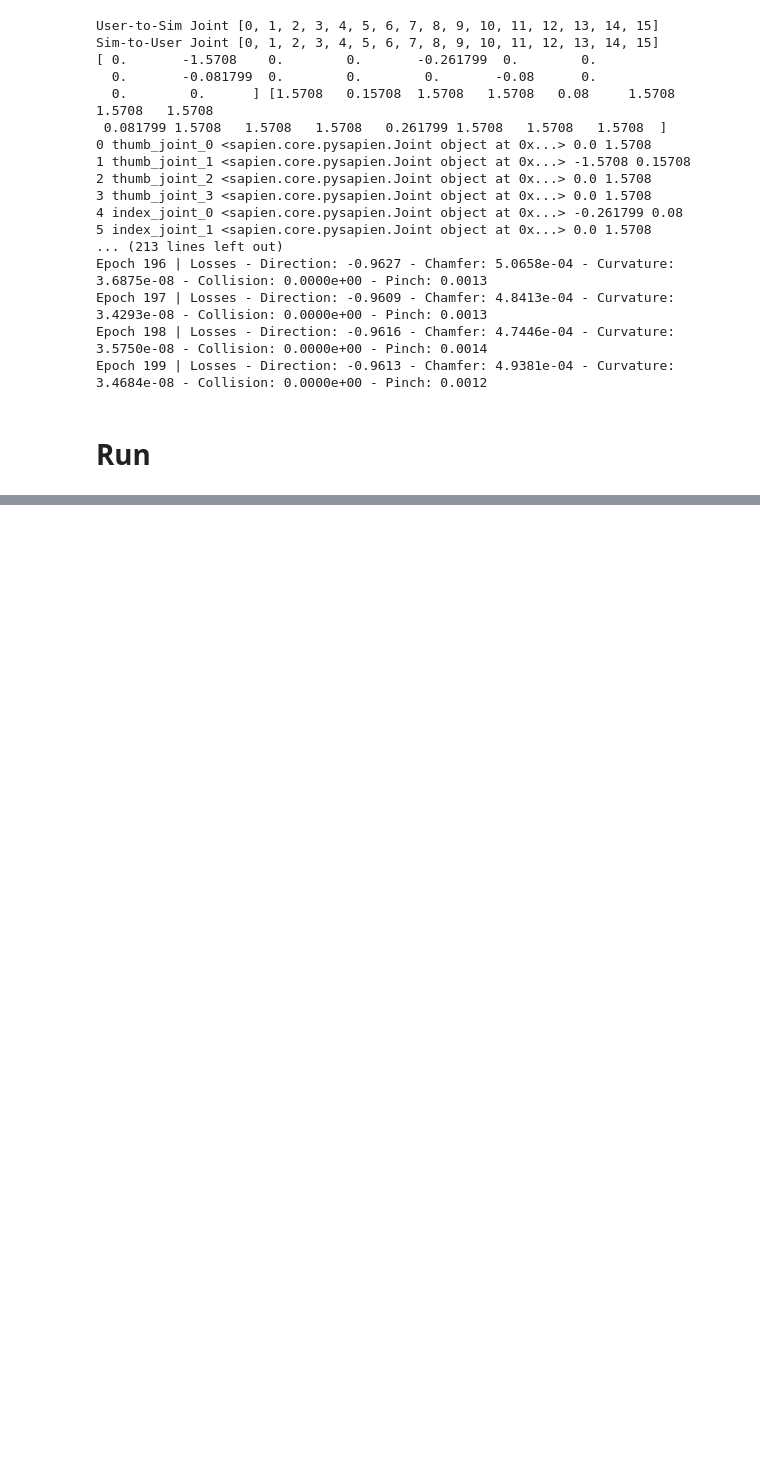
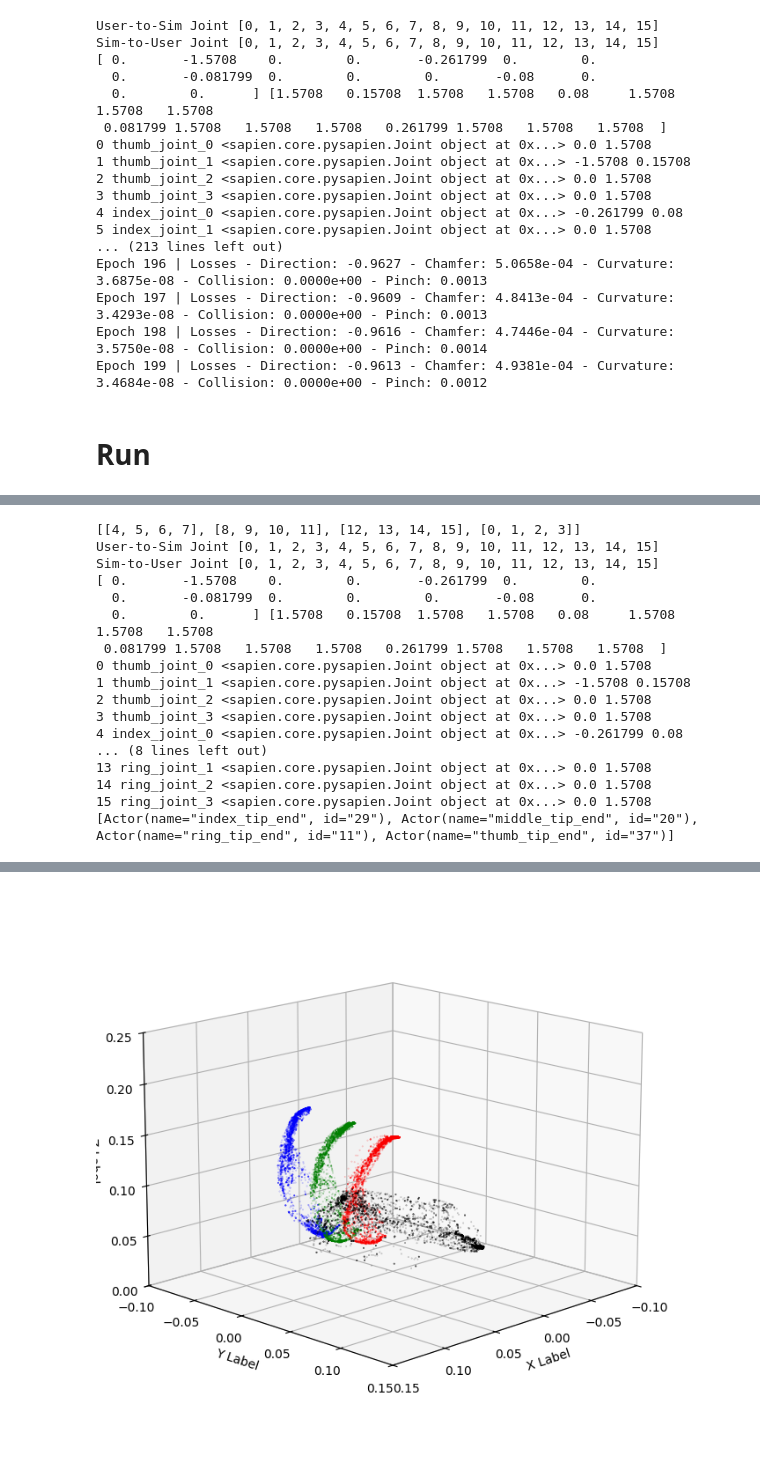
Before and after one commit to 0LYS0/GeoRT, a Jupyter notebook: example_manus.ipynb, the cells around one changed output, grey strips where cells are left out. Cells and saved outputs as stored; diff of their text form; code cells hidden in the pictures; blank space fills up the shorter version.

```diff
--- a/example_manus.ipynb
+++ b/example_manus.ipynb
@@ -184,0 +191,69 @@ plt.show()
+# %%
+checkpoint_tag = 'kistar_right_stable-V3'          # TODO: your checkpoint name, assume it is 'TAG'
+model = geort.load_model(checkpoint_tag, epoch=-1)  # set epoch=-1 to use the last model.
+
+from geort.trainer import GeoRTTrainer
+
+hand_name = 'kistar_right'
+config = geort.utils.config_utils.get_config(hand_name)
+trainer = GeoRTTrainer(config)
+
+info = trainer.get_keypoint_info()
+trainer.hand.initialize_keypoint(keypoint_link_names=info["link"], keypoint_offsets=info["offset"])
+
+data_plot = np.array(np.load("./data/human_LYS_right.npy"))
+thumb_data = []
+index_data = []
+middle_data = []
+ring_data = []
+
+for data in data_plot:
+    qpos = model.forward(data)
+    tpos = trainer.hand.keypoint_from_qpos(qpos)
+    thumb_data.append(tpos["thumb_tip_end"])
+    index_data.append(tpos["index_tip_end"])
+    middle_data.append(tpos["middle_tip_end"])
+    ring_data.append(tpos["ring_tip_end"])
+
+thumb_data = np.array(thumb_data)
+index_data = np.array(index_data)
+middle_data = np.array(middle_data)
+ring_data = np.array(ring_data)
+
+fig = plt.figure(figsize=(8, 8))
+ax = fig.add_subplot(projection='3d')
+
+ax.scatter(thumb_data[:,0], thumb_data[:,1], thumb_data[:,2], s=0.1, c='k', alpha=0.3)
+ax.scatter(index_data[:,0], index_data[:,1], index_data[:,2], s=0.1, c='r', alpha=0.3)
+ax.scatter(middle_data[:,0], middle_data[:,1], middle_data[:,2], s=0.1, c='g', alpha=0.3)
+ax.scatter(ring_data[:,0], ring_data[:,1], ring_data[:,2], s=0.1, c='b', alpha=0.3)
+
+ax.axis('equal')
+ax.view_init(elev=15, azim=45)
+ax.set_xlabel('X Label')
+ax.set_ylabel('Y Label')
+ax.set_zlabel('Z Label')
+
+ax.set_xlim([-0.10, 0.15])
+ax.set_ylim([-0.10, 0.15])
+ax.set_zlim([0.00, 0.25])
+
+plt.show()
+# %% [output]
+[[4, 5, 6, 7], [8, 9, 10, 11], [12, 13, 14, 15], [0, 1, 2, 3]]
+User-to-Sim Joint [0, 1, 2, 3, 4, 5, 6, 7, 8, 9, 10, 11, 12, 13, 14, 15]
+Sim-to-User Joint [0, 1, 2, 3, 4, 5, 6, 7, 8, 9, 10, 11, 12, 13, 14, 15]
+[ 0.       -1.5708    0.        0.       -0.261799  0.        0.
+  0.       -0.081799  0.        0.        0.       -0.08      0.
+  0.        0.      ] [1.5708   0.15708  1.5708   1.5708   0.08     1.5708   1.5708   1.5708
+ 0.081799 1.5708   1.5708   1.5708   0.261799 1.5708   1.5708   1.5708  ]
+0 thumb_joint_0 <sapien.core.pysapien.Joint object at 0x...> 0.0 1.5708
+1 thumb_joint_1 <sapien.core.pysapien.Joint object at 0x...> -1.5708 0.15708
+2 thumb_joint_2 <sapien.core.pysapien.Joint object at 0x...> 0.0 1.5708
+3 thumb_joint_3 <sapien.core.pysapien.Joint object at 0x...> 0.0 1.5708
+4 index_joint_0 <sapien.core.pysapien.Joint object at 0x...> -0.261799 0.08
+... (8 lines left out)
+13 ring_joint_1 <sapien.core.pysapien.Joint object at 0x...> 0.0 1.5708
+14 ring_joint_2 <sapien.core.pysapien.Joint object at 0x...> 0.0 1.5708
+15 ring_joint_3 <sapien.core.pysapien.Joint object at 0x...> 0.0 1.5708
+[Actor(name="index_tip_end", id="29"), Actor(name="middle_tip_end", id="20"), Actor(name="ring_tip_end", id="11"), Actor(name="thumb_tip_end", id="37")]
@@ -185,3 +261,4 @@ plt.show()
+[figure, added]
 # %%
 from geort.trainer import GeoRTTrainer
 
```
Also changed, not shown: parts of 7 cells of this notebook, 4 other files.
